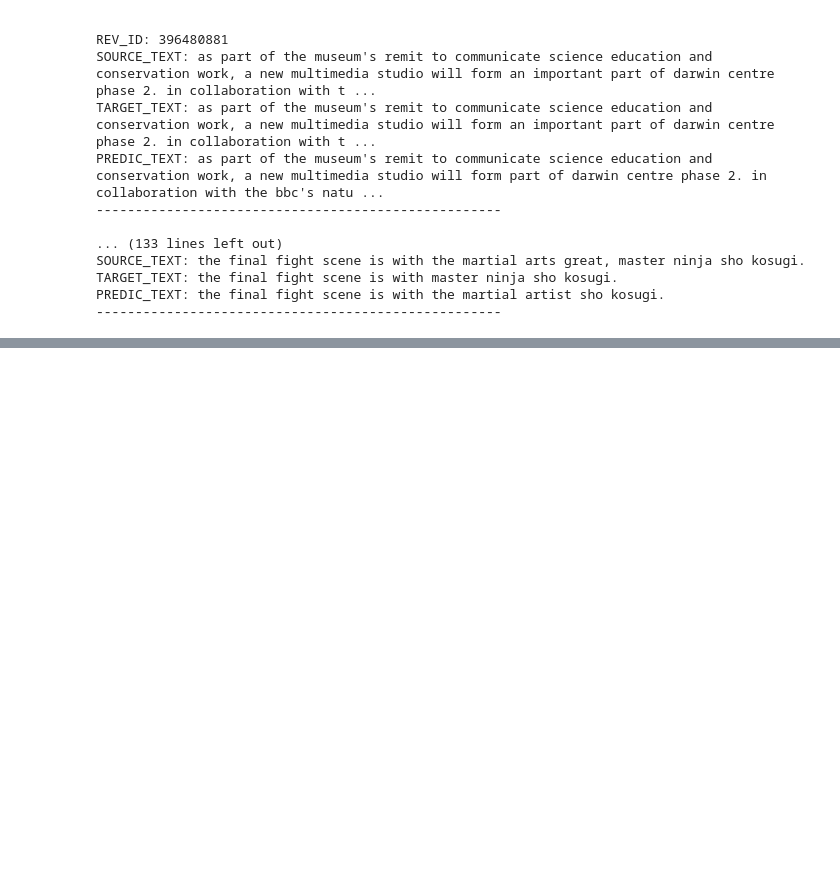
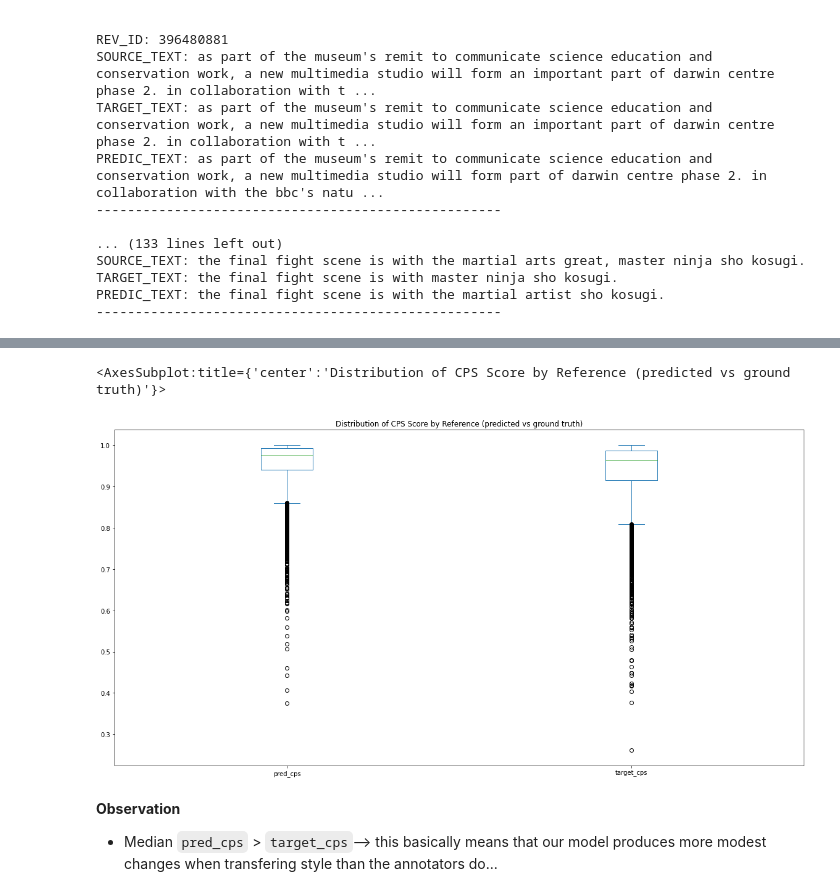
Before and after one commit to fastforwardlabs/text-style-transfer, a Jupyter notebook: notebooks/WNC_full_TST_evaluation.ipynb, the cells around one changed output, grey strips where cells are left out. Cells and saved outputs as stored; diff of their text form; code cells hidden in the pictures; blank space fills up the shorter version.

```diff
--- a/notebooks/WNC_full_TST_evaluation.ipynb
+++ b/notebooks/WNC_full_TST_evaluation.ipynb
@@ -109,6 +14,7 @@ class StyleTransferEvaluation:
 # %%
 DATASETS_PATH = "/home/cdsw/data/processed/WNC_seq2seq_full"
 SEQ2SEQ_MODEL_PATH = "/home/cdsw/models/bart-tst-full"
+SBERT_MODEL_PATH = "sentence-transformers/all-MiniLM-L6-v2"
 CLS_MODEL_PATH = (
     "../models/TRIAL-J-shuffle-lr_3en06-epoch_15-wd_.1-bs_32/checkpoint-67466"
 )
@@ -116,10 +22,11 @@ CLS_MODEL_PATH = (
 ste = StyleTransferEvaluation(
     seq2seq_model_identifier=SEQ2SEQ_MODEL_PATH,
     cls_model_identifier=CLS_MODEL_PATH,
+    sbert_model_identifier=SBERT_MODEL_PATH,
     dataset_identifier=DATASETS_PATH,
 )
 # %%
 %%time
-# ste.evaluate(save_name="metric_df")
-ste.load_metric_df(name="metric_df")
+# ste.evaluate(save_name="metric_df_full")
+ste.load_metric_df(name="metric_df_full")
 # %% [output]
@@ -293,0 +218,11 @@ PREDIC_TEXT: the final fight scene is with the martial artist sho kosugi.
+# %%
+ste.metric_df[["pred_cps", "target_cps"]].plot.box(
+    title="Distribution of CPS Score by Reference (predicted vs ground truth)",
+    figsize=(20, 10),
+)
+# %% [output]
+<AxesSubplot:title={'center':'Distribution of CPS Score by Reference (predicted vs ground truth)'}>
+[figure, added]
+# %% [markdown]
+**Observation**
+- Median `pred_cps` > `target_cps`--> this basically means that our model produces more modest changes when transfering style than the annotators do...
```
Also changed, not shown: parts of 9 cells of this notebook, 6 other files.
